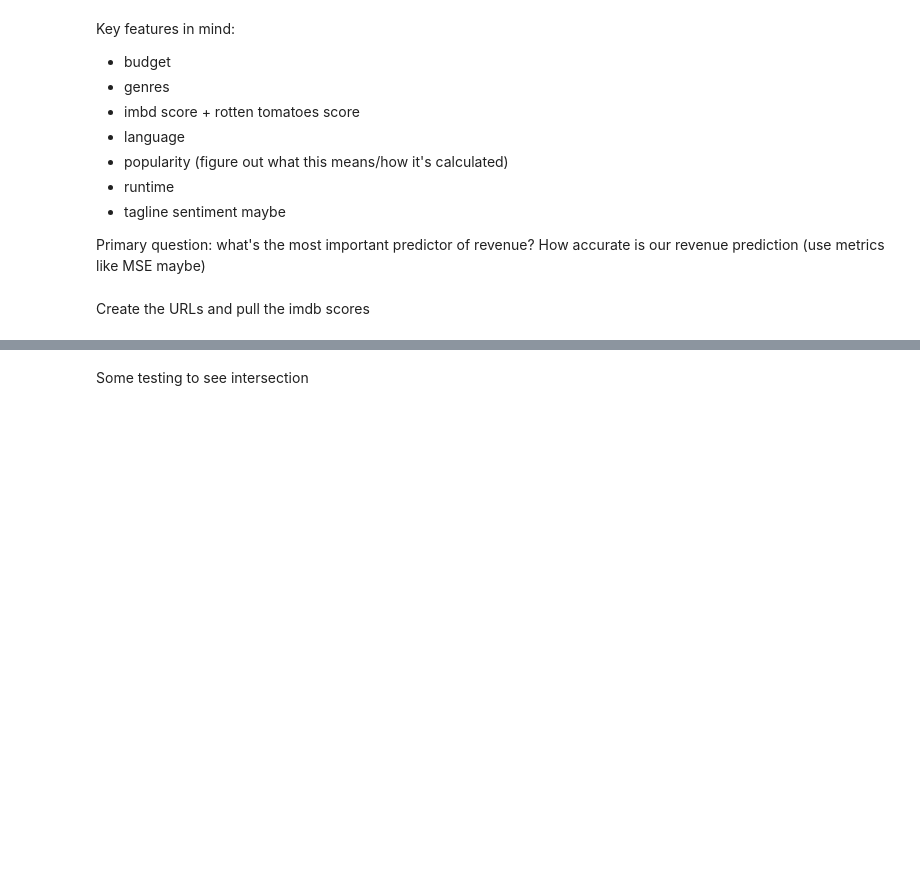
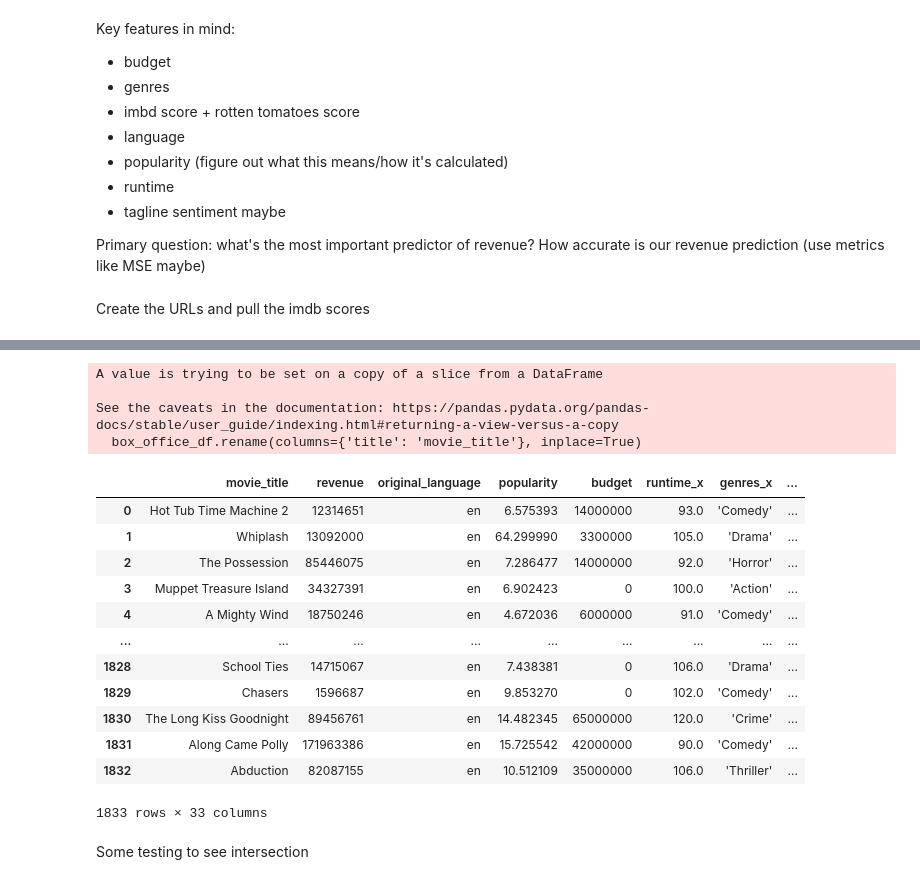
Before and after one commit to cmsc320-gautham-evan-arjun/cmsc320-old, a Jupyter notebook: finaltutorial.ipynb, the cells around one changed output, grey strips where cells are left out. Drawn from its saved outputs; the diff is of its cells as text; code cells hidden in the pictures; blank space fills up the shorter version.

Commit message:
merged df

```diff
--- a/finaltutorial.ipynb
+++ b/finaltutorial.ipynb
@@ -198,3 +213,26 @@ url_base = "https://www.imdb.com/title/"
 #This should be Hot Tub Time Machine's ID
 
 id_example = "tt1231587/"
+# %%
+# Basically just creating a datetime object and putting it into the columna and adding a column release_year with the year
+for index, row in box_office_df.iterrows():
+    date = row['release_date'].split('/')
+    box_office_df.at[index,"release_date"]=datetime.datetime(2000+int(date[2]) if int(date[2])<=24 else 1900+int(date[2]),int(date[0]),int(date[1]))
+    box_office_df.at[index,"release_year"]=2000+int(date[2]) if int(date[2])<=24 else 1900+int(date[2])
+
+lst=[]
+
+# Basically just creating a datetime object and putting it into the columna and adding a column release_year with the year
+for index, row in rotten_tomatoes_movies_df.iterrows():
+    if type(row['original_release_date'])!=str:
+        lst.append(index)
+    else:
+        datetime_object = datetime.datetime.strptime(str(row['original_release_date']), '%Y-%m-%d')
+        rotten_tomatoes_movies_df.at[index,"original_release_date"]=datetime_object
+        rotten_tomatoes_movies_df.at[index,"release_year"]=datetime_object.year
+rotten_tomatoes_movies_df.drop(lst)
+rotten_tomatoes_movies_df
+
+
+
+# pd.merge(rotten_tomatoes_movies_df,box_office_df,on=)
@@ -201,3 +258,27 @@ id_example = "tt1231587/"
+# %%
+box_office_df.rename(columns={'title': 'movie_title'}, inplace=True)
+# %% [output]
+A value is trying to be set on a copy of a slice from a DataFrame
+
+See the caveats in the documentation: https://pandas.pydata.org/pandas-docs/stable/user_guide/indexing.html#returning-a-view-versus-a-copy
+  box_office_df.rename(columns={'title': 'movie_title'}, inplace=True)
+# %%
+merged_df=pd.merge(box_office_df,rotten_tomatoes_movies_df,on=["movie_title","release_year"],how='inner')
+merged_df
+# %% [output]
+|  | movie_title | revenue | original_language | popularity | budget | runtime_x | genres_x | ... |
+| 0 | Hot Tub Time Machine 2 | 12314651 | en | 6.575393 | 14000000 | 93.0 | 'Comedy' | ... |
+| 1 | Whiplash | 13092000 | en | 64.299990 | 3300000 | 105.0 | 'Drama' | ... |
+| 2 | The Possession | 85446075 | en | 7.286477 | 14000000 | 92.0 | 'Horror' | ... |
+| 3 | Muppet Treasure Island | 34327391 | en | 6.902423 | 0 | 100.0 | 'Action' | ... |
+| 4 | A Mighty Wind | 18750246 | en | 4.672036 | 6000000 | 91.0 | 'Comedy' | ... |
+| ... | ... | ... | ... | ... | ... | ... | ... | ... |
+| 1828 | School Ties | 14715067 | en | 7.438381 | 0 | 106.0 | 'Drama' | ... |
+| 1829 | Chasers | 1596687 | en | 9.853270 | 0 | 102.0 | 'Comedy' | ... |
+| 1830 | The Long Kiss Goodnight | 89456761 | en | 14.482345 | 65000000 | 120.0 | 'Crime' | ... |
+| 1831 | Along Came Polly | 171963386 | en | 15.725542 | 42000000 | 90.0 | 'Comedy' | ... |
+| 1832 | Abduction | 82087155 | en | 10.512109 | 35000000 | 106.0 | 'Thriller' | ... |
+1833 rows × 33 columns
 # %% [markdown]
 Some testing to see intersection
 # %%
```
Also changed, not shown: parts of 6 cells of this notebook, 1 other file.
